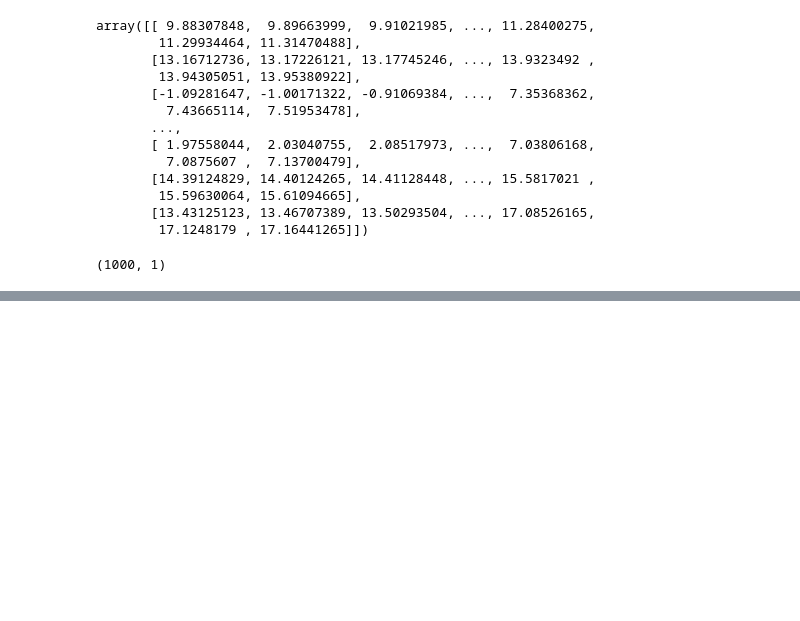
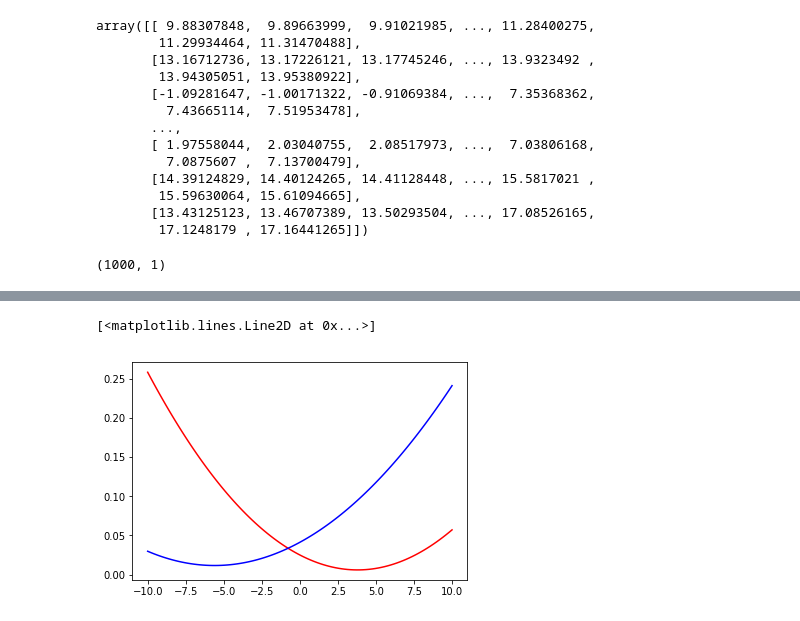
Before and after one commit to shuyuqin/497_MAT_Assignment, a Jupyter notebook: newtry.ipynb, the cells around one changed output, grey strips where cells are left out. Drawn from its saved outputs; the diff is of its cells as text; code cells hidden in the pictures; blank space fills up the shorter version.

```diff
--- a/newtry.ipynb
+++ b/newtry.ipynb
@@ -363,0 +466,47 @@ AttributeError: 'KerasClassifier' object has no attribute 'summary'
+# %%
+y3 = []
+y4 = []
+a = []
+b = []
+c = []
+d = []
+e = []
+f = []
+z1 = np.random.uniform(0,12)
+z2 = np.random.uniform(0,12)
+z3 = np.random.uniform(0,12)
+z4 = np.random.uniform(0,12)
+z5 = np.random.uniform(0,12)
+z6 = np.random.uniform(0,12)
+z7 = np.random.uniform(0,12)
+z8 = np.random.uniform(0,12)
+z9 = np.random.uniform(0,12)
+z10 = np.random.uniform(0,12)
+z11 = np.random.uniform(0,12)
+z12 = np.random.uniform(0,12)
+
+for k in range(100000):
+    a_ = np.random.uniform(1, 7, 1)
+    b_ = np.random.uniform(3, 6, 1)
+    c_ = np.random.uniform(2, 5, 1)
+    d_ = np.random.uniform(4, 8, 1)
+    e_ = np.random.uniform(5, 9, 1)
+    f_ = np.random.uniform(6, 12, 1)
+    y1_, y2_ = function_gen(x, a_, b_, c_, d_,e_,f_,z1,z2,z3,z4,z5,z6,z7,z8,z9,z10,z11,z12)
+    y3.append(y1_)
+    y4.append(y2_)
+    a.append(a_)
+    b.append(b_)
+    c.append(c_)
+    d.append(d_)
+    e.append(e_)
+    f.append(f_)
+
+nor_y3 = preprocessing.normalize(y3)
+nor_y4 = preprocessing.normalize(y4)
+# %%
+plt.plot(x,nor_y3[0],'r-')
+plt.plot(x,nor_y4[0],'b-')
+# %% [output]
+[<matplotlib.lines.Line2D at 0x...>]
+[figure, added]
```
Also changed, not shown: parts of 41 cells of this notebook.
